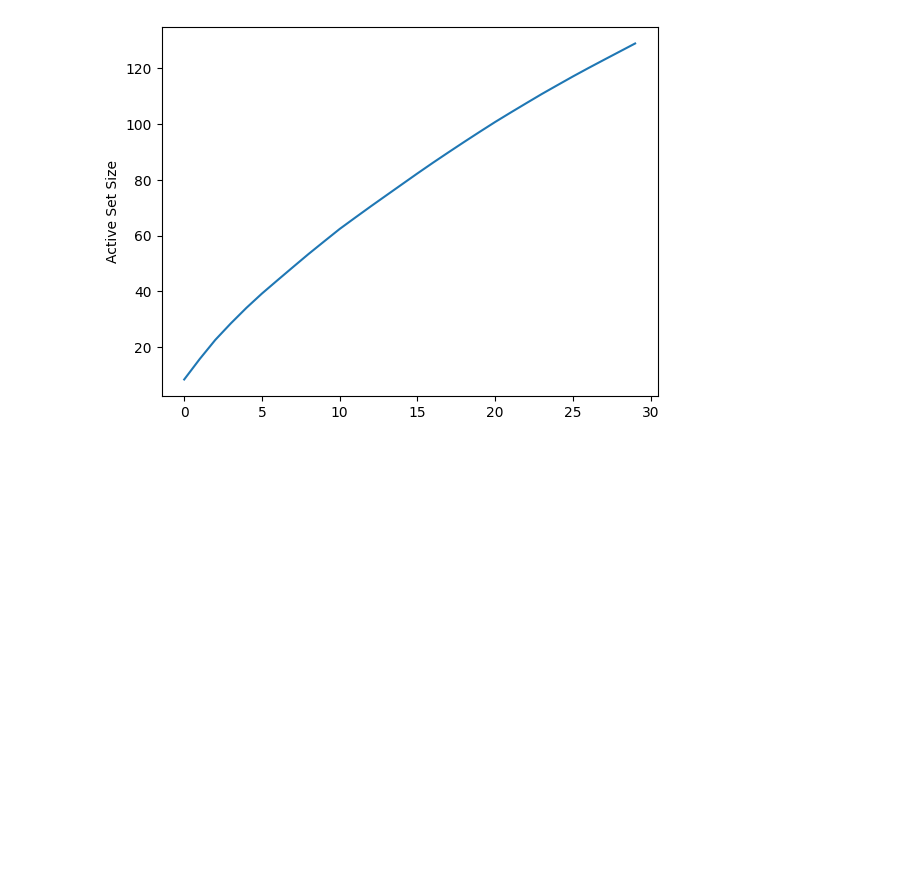
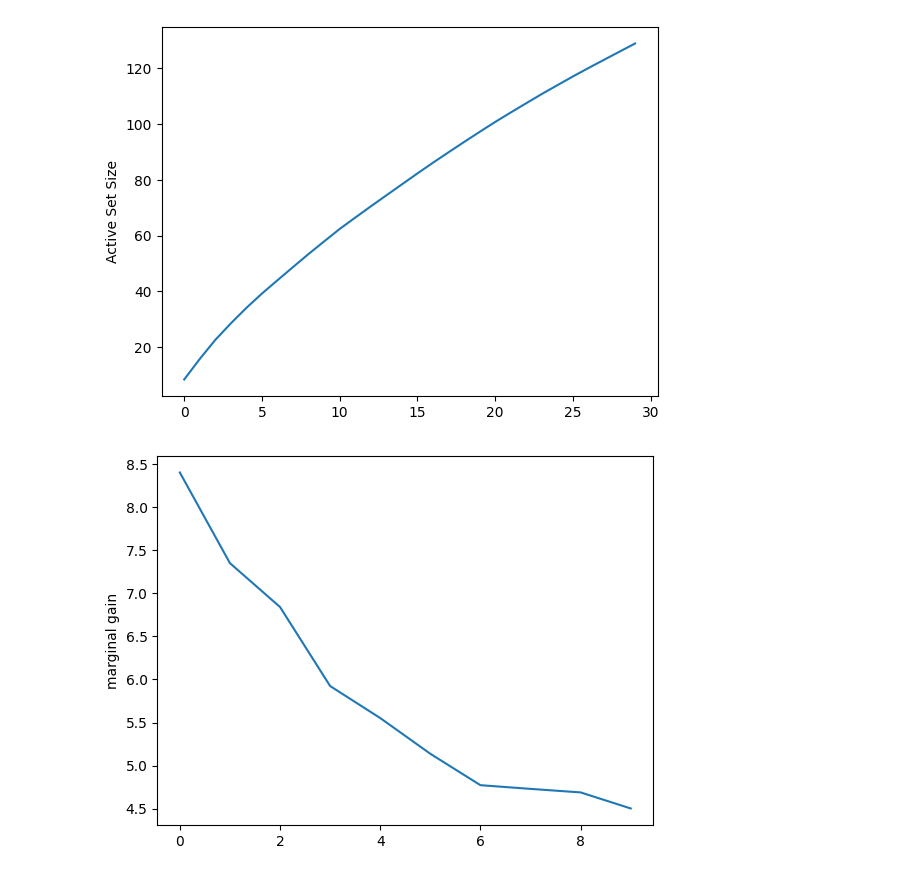
Before and after one commit to twumasimb/maximizing-spread-of-influence-kempe-et-al, a Jupyter notebook: Coverage.ipynb, the cells around one changed output. Drawn from its saved outputs; the diff is of its cells as text; code cells hidden in the pictures; blank space fills up the shorter version.

Commit message:
add graph to illustrate diminishing returns

```diff
--- a/Coverage.ipynb
+++ b/Coverage.ipynb
@@ -114,0 +104,10 @@ plt.show()
+# %%
+# Showing the diminishing return property
+# For a 10 node seedset
+k = 10
+cover, gain = greedy(sampled_graphs, k)
+plt.plot(range(0, len(gain)), gain)
+plt.ylabel("marginal gain")
+plt.show()
+# %% [output]
+[figure, added]
```
Also changed, not shown: parts of 3 cells of this notebook.
